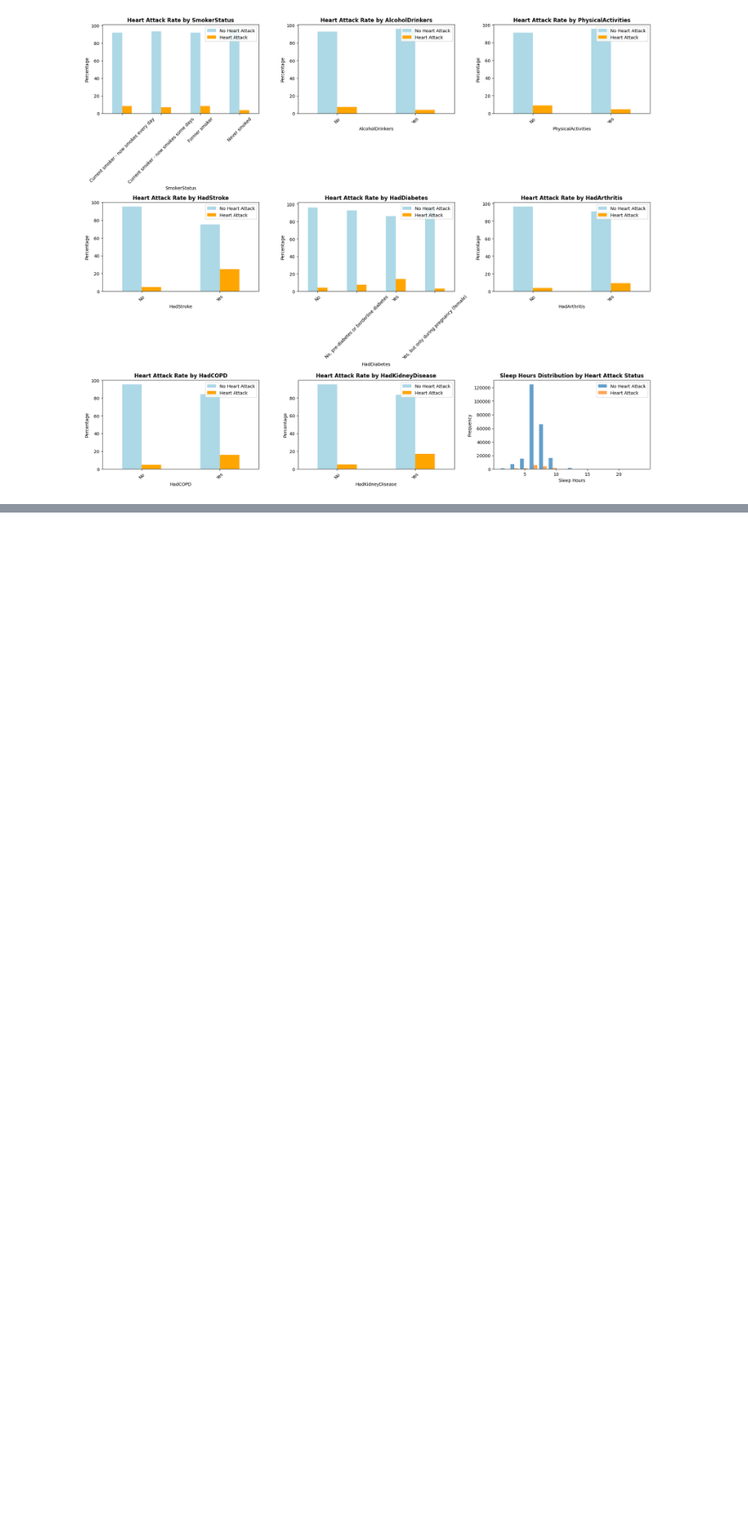
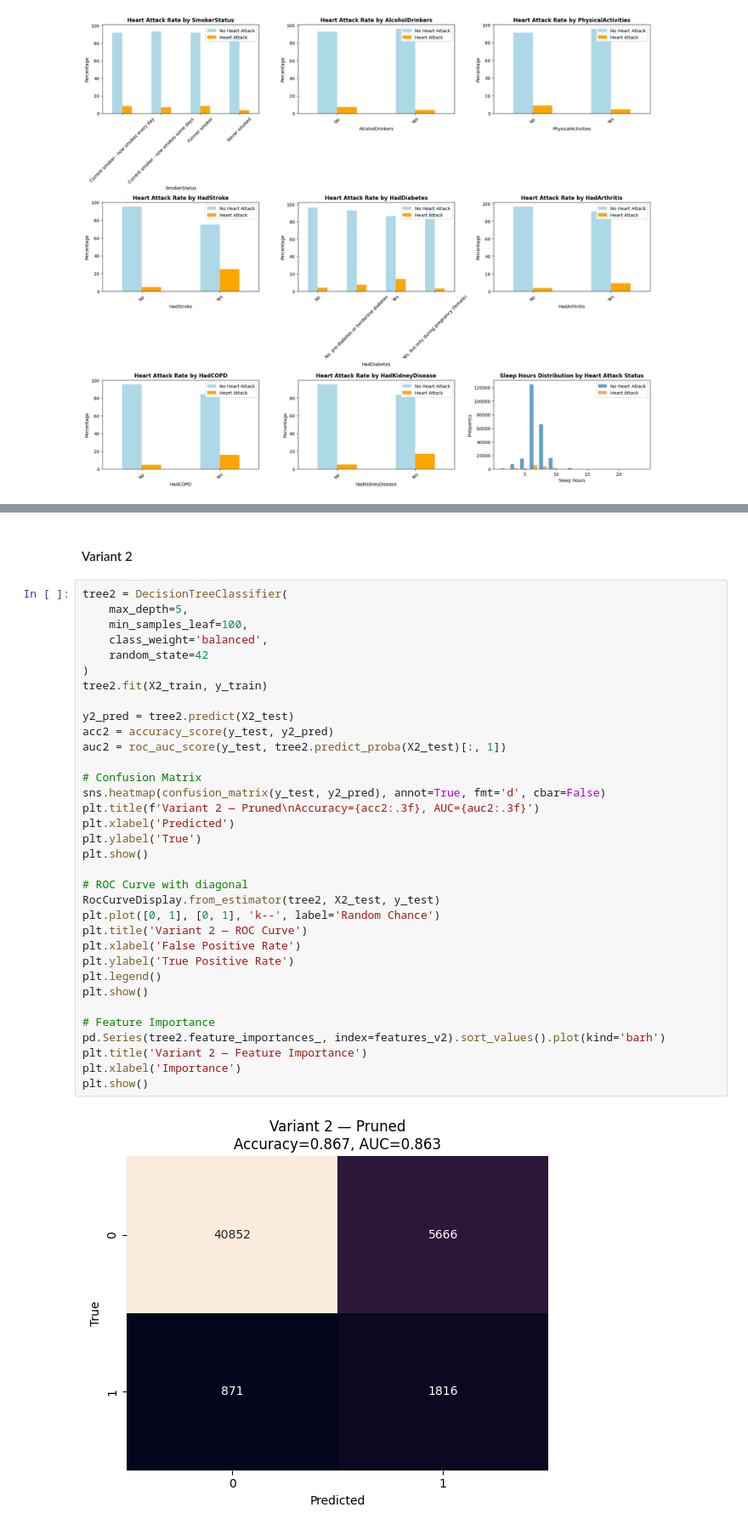
Before and after one commit to jaw039/COGS109_Indicators_of_Heart_Disease, a Jupyter notebook: heart_disease.ipynb, the cells around one changed output, grey strips where cells are left out. Shown at 85% size. Saved outputs shown, nothing was run; the diff lists cells and outputs as text; blank space fills up the shorter version.

```diff
--- a/heart_disease.ipynb
+++ b/heart_disease.ipynb
@@ -345,0 +476,38 @@ Name: HadHeartAttack_Binary, dtype: float64
+# %% [markdown]
+#### Variant 2
+# %%
+tree2 = DecisionTreeClassifier(
+    max_depth=5,
+    min_samples_leaf=100,
+    class_weight='balanced',
+    random_state=42
+)
+tree2.fit(X2_train, y_train)
+
+y2_pred = tree2.predict(X2_test)
+acc2 = accuracy_score(y_test, y2_pred)
+auc2 = roc_auc_score(y_test, tree2.predict_proba(X2_test)[:, 1])
+
+# Confusion Matrix
+sns.heatmap(confusion_matrix(y_test, y2_pred), annot=True, fmt='d', cbar=False)
+plt.title(f'Variant 2 — Pruned\nAccuracy={acc2:.3f}, AUC={auc2:.3f}')
+plt.xlabel('Predicted')
+plt.ylabel('True')
+plt.show()
+
+# ROC Curve with diagonal
+RocCurveDisplay.from_estimator(tree2, X2_test, y_test)
+plt.plot([0, 1], [0, 1], 'k--', label='Random Chance')
+plt.title('Variant 2 — ROC Curve')
+plt.xlabel('False Positive Rate')
+plt.ylabel('True Positive Rate')
+plt.legend()
+plt.show()
+
+# Feature Importance
+pd.Series(tree2.feature_importances_, index=features_v2).sort_values().plot(kind='barh')
+plt.title('Variant 2 — Feature Importance')
+plt.xlabel('Importance')
+plt.show()
+# %% [output]
+[figure, added]
```
Also changed, not shown: parts of 39 cells of this notebook, 2 other files.
